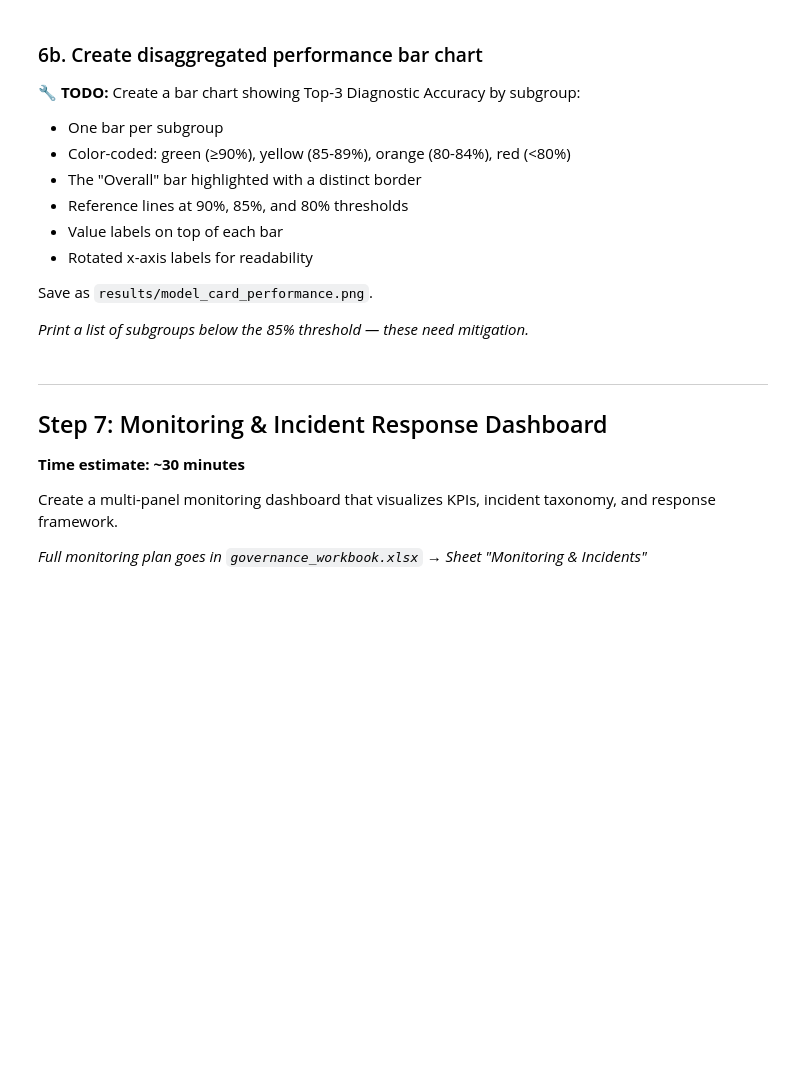
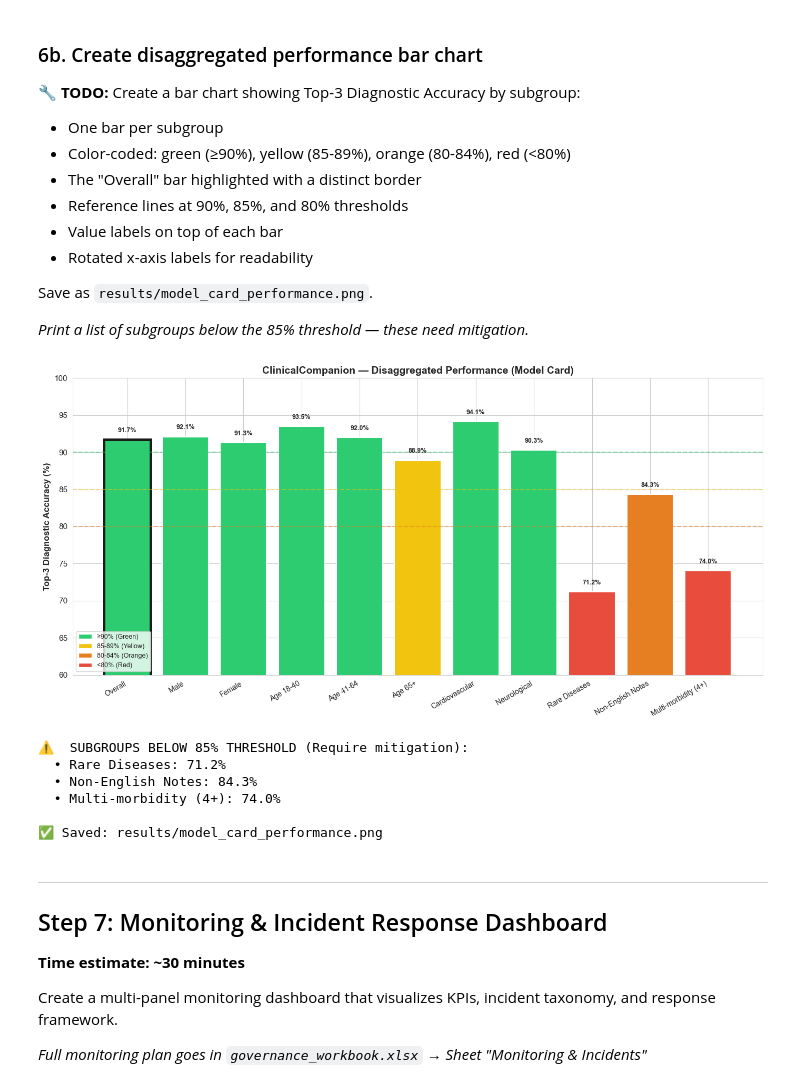
Before and after one commit to aguijarro/ai-data-gov, a Jupyter notebook: ai-data-gov-nd700-c2-cd13873-project-starter/project/starter/governance_assessment.ipynb, the cells around one changed output. Cells and saved outputs as stored; diff of their text form; code cells hidden in the pictures; blank space fills up the shorter version.

```diff
--- a/ai-data-gov-nd700-c2-cd13873-project-starter/project/starter/governance_assessment.ipynb
+++ b/ai-data-gov-nd700-c2-cd13873-project-starter/project/starter/governance_assessment.ipynb
@@ -815,35 +1099,83 @@ Save as `results/model_card_performance.png`.
 # %%
 # Step 6b: Create disaggregated performance visualization
 
+# Ensure accuracy data available even if this cell run independently
+if 'accuracy_df' not in globals():
+    perf_df = pd.read_csv(DATA_DIR / 'performance_metrics.csv')
+    accuracy_df = perf_df[perf_df['metric_name'] == 'Top-3 Diagnostic Accuracy'].reset_index(drop=True)
+
 fig, ax = plt.subplots(figsize=(14, 7))
 
-# 🔧 TODO: Create a bar chart with one bar per subgroup showing Top-3 accuracy.
-# Color-code by performance: green (≥90%), yellow (85-89%), orange (80-84%), red (<80%).
+# Define color mapping function for performance thresholds
+def perf_color(val):
+    if val >= 90:
+        return '#2ecc71'  # Green
+    if val >= 85:
+        return '#f1c40f'  # Yellow
+    if val >= 80:
+        return '#e67e22'  # Orange
+    return '#e74c3c'      # Red
 
+# Create bar chart with one bar per subgroup
+bar_colors = [perf_color(v) for v in accuracy_df['value']]
+bars = ax.bar(range(len(accuracy_df)), accuracy_df['value'],
+              color=bar_colors, edgecolor='white', linewidth=1.5)
 
-# 🔧 TODO: Highlight the "Overall" bar with a distinct border to make it stand out.
+# Highlight the 'Overall' bar with a distinct border
+for i, (_, row) in enumerate(accuracy_df.iterrows()):
+    if row['subgroup'] == 'Overall':
+        bars[i].set_edgecolor('#1a1a1a')
+        bars[i].set_linewidth(3.5)
 
-
-# 🔧 TODO: Add value labels on top of each bar showing the percentage.
-
+# Add value labels on top of each bar
+for i, (bar, val) in enumerate(zip(bars, accuracy_df['value'])):
+    ax.text(bar.get_x() + bar.get_width()/2, val + 0.8,
+            f"{val:.1f}%", ha='center', va='bottom',
+            fontsize=9, fontweight='bold')
 
 # Reference lines and formatting (provided)
-ax.axhline(y=90, color='#2ecc71', ls='--', alpha=0.4)
-ax.axhline(y=85, color='#f1c40f', ls='--', alpha=0.4)
-ax.axhline(y=80, color='#e67e22', ls='--', alpha=0.4)
+ax.axhline(y=90, color='#2ecc71', ls='--', alpha=0.5, linewidth=1.5)
+ax.axhline(y=85, color='#f1c40f', ls='--', alpha=0.5, linewidth=1.5)
+ax.axhline(y=80, color='#e67e22', ls='--', alpha=0.5, linewidth=1.5)
+
 ax.set_xticks(range(len(accuracy_df)))
 ax.set_xticklabels(accuracy_df['subgroup'], fontsize=10, rotation=30, ha='right')
 ax.set_ylabel('Top-3 Diagnostic Accuracy (%)', fontsize=12, fontweight='bold')
 ax.set_title('ClinicalCompanion — Disaggregated Performance (Model Card)', fontsize=14, fontweight='bold')
 ax.set_ylim(60, 100)
 
+# Add legend
+from matplotlib.patches import Patch
+legend_elements = [
+    Patch(facecolor='#2ecc71', edgecolor='white', label='≥90% (Green)'),
+    Patch(facecolor='#f1c40f', edgecolor='white', label='85-89% (Yellow)'),
+    Patch(facecolor='#e67e22', edgecolor='white', label='80-84% (Orange)'),
+    Patch(facecolor='#e74c3c', edgecolor='white', label='<80% (Red)')
+]
+ax.legend(handles=legend_elements, loc='lower left', fontsize=9)
+
 plt.tight_layout()
 plt.savefig(RESULTS_DIR / 'model_card_performance.png', dpi=150, bbox_inches='tight', facecolor='white')
 plt.show()
 
-# 🔧 TODO: Print a list of subgroups below 85% threshold — these need mitigation.
-print("\n⚠️  SUBGROUPS BELOW 85% THRESHOLD:")
-print("✅ Saved: results/model_card_performance.png")
+# Print subgroups below 85% threshold — these need mitigation
+below_85 = accuracy_df[accuracy_df['value'] < 85]
+if len(below_85) > 0:
+    print("\n⚠️  SUBGROUPS BELOW 85% THRESHOLD (Require mitigation):")
+    for _, row in below_85.iterrows():
+        print(f"  • {row['subgroup']}: {row['value']:.1f}%")
+else:
+    print("\n✅ All subgroups at or above 85% threshold.")
+
+print("\n✅ Saved: results/model_card_performance.png")
+# %% [output]
+[figure, added]
+⚠️  SUBGROUPS BELOW 85% THRESHOLD (Require mitigation):
+  • Rare Diseases: 71.2%
+  • Non-English Notes: 84.3%
+  • Multi-morbidity (4+): 74.0%
+
+✅ Saved: results/model_card_performance.png
 # %% [markdown]
 ---
 ## Step 7: Monitoring & Incident Response Dashboard
```
Also changed, not shown: parts of 11 cells of this notebook.
